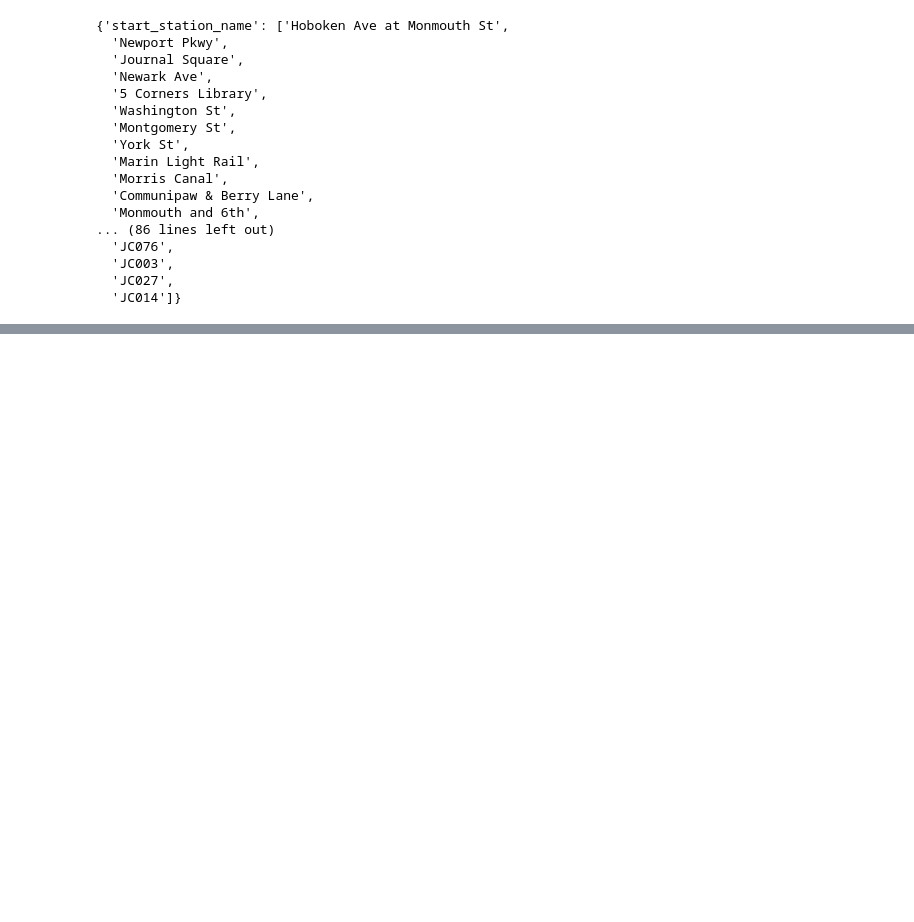
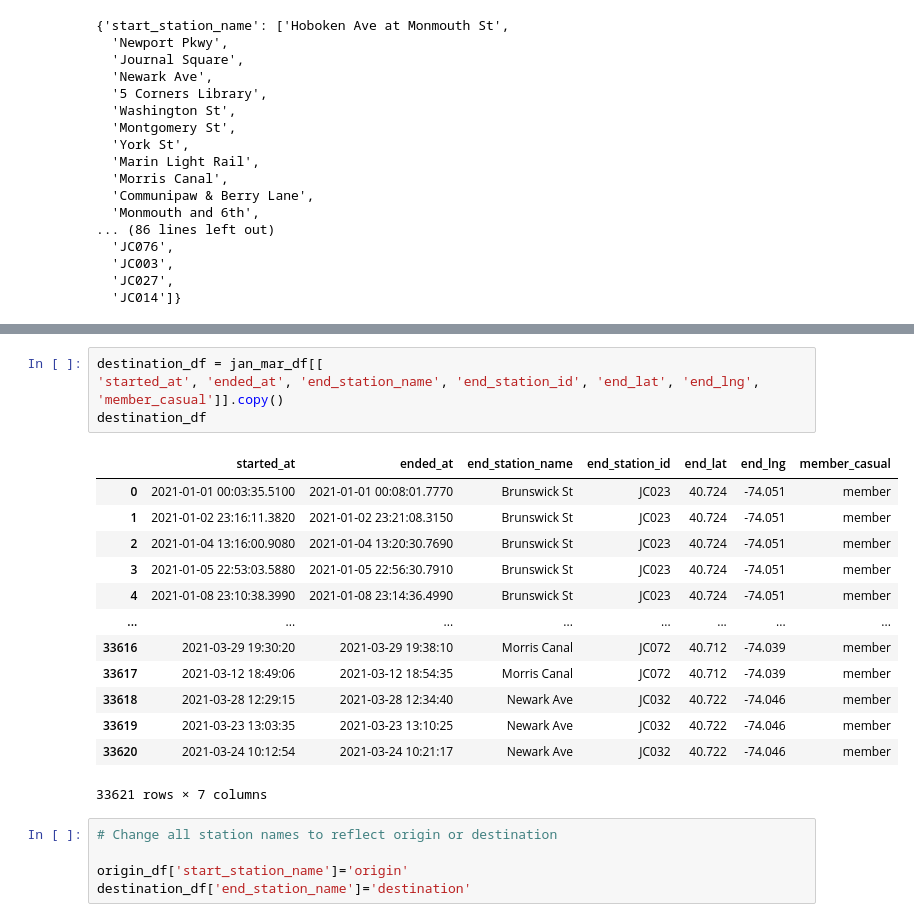
Before and after one commit to austin3216/Tableau-DataClean, a Jupyter notebook: DataCleaning.ipynb, the cells around one changed output, grey strips where cells are left out. Drawn from its saved outputs; the diff is of its cells as text; blank space fills up the shorter version.

```diff
--- a/DataCleaning.ipynb
+++ b/DataCleaning.ipynb
@@ -373,0 +358,23 @@ jan_mar_df.to_csv(r'/Users/amber/Desktop/GitHub/Tableau-DataClean/csvs/JAN-MAR-c
+# %%
+destination_df = jan_mar_df[[
+'started_at', 'ended_at', 'end_station_name', 'end_station_id', 'end_lat', 'end_lng', 'member_casual']].copy()
+destination_df
+# %% [output]
+|  | started_at | ended_at | end_station_name | end_station_id | end_lat | end_lng | member_casual |
+| 0 | 2021-01-01 00:03:35.5100 | 2021-01-01 00:08:01.7770 | Brunswick St | JC023 | 40.724 | -74.051 | member |
+| 1 | 2021-01-02 23:16:11.3820 | 2021-01-02 23:21:08.3150 | Brunswick St | JC023 | 40.724 | -74.051 | member |
+| 2 | 2021-01-04 13:16:00.9080 | 2021-01-04 13:20:30.7690 | Brunswick St | JC023 | 40.724 | -74.051 | member |
+| 3 | 2021-01-05 22:53:03.5880 | 2021-01-05 22:56:30.7910 | Brunswick St | JC023 | 40.724 | -74.051 | member |
+| 4 | 2021-01-08 23:10:38.3990 | 2021-01-08 23:14:36.4990 | Brunswick St | JC023 | 40.724 | -74.051 | member |
+| ... | ... | ... | ... | ... | ... | ... | ... |
+| 33616 | 2021-03-29 19:30:20 | 2021-03-29 19:38:10 | Morris Canal | JC072 | 40.712 | -74.039 | member |
+| 33617 | 2021-03-12 18:49:06 | 2021-03-12 18:54:35 | Morris Canal | JC072 | 40.712 | -74.039 | member |
+| 33618 | 2021-03-28 12:29:15 | 2021-03-28 12:34:40 | Newark Ave | JC032 | 40.722 | -74.046 | member |
+| 33619 | 2021-03-23 13:03:35 | 2021-03-23 13:10:25 | Newark Ave | JC032 | 40.722 | -74.046 | member |
+| 33620 | 2021-03-24 10:12:54 | 2021-03-24 10:21:17 | Newark Ave | JC032 | 40.722 | -74.046 | member |
+33621 rows × 7 columns
+# %%
+# Change all station names to reflect origin or destination
+
+origin_df['start_station_name']='origin'
+destination_df['end_station_name']='destination'
```
Also changed, not shown: parts of 46 cells of this notebook, 7 other files.
